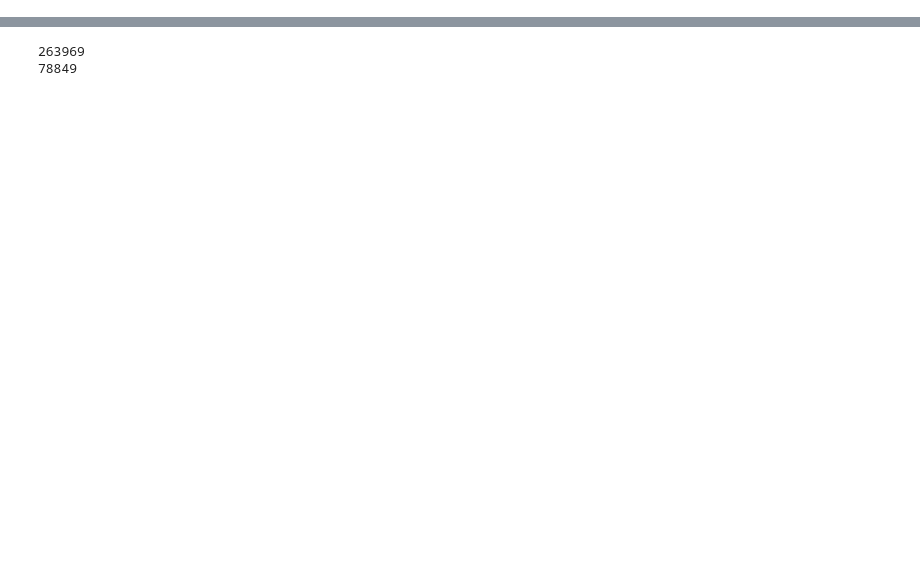
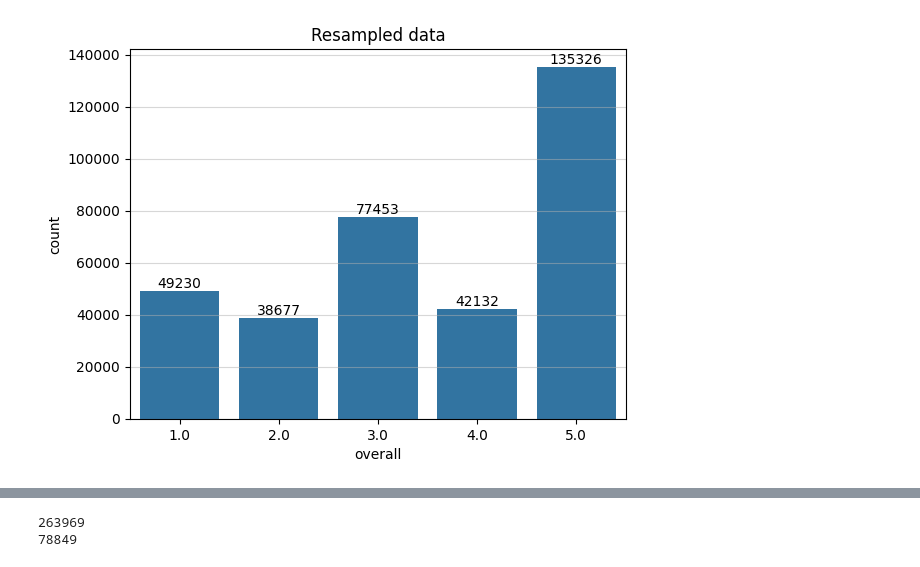
Before and after one commit to chymchym1905/Amazon-reviews-sentiment-classification, a Jupyter notebook: main.ipynb, the cells around one changed output, grey strips where cells are left out. Cells and saved outputs as stored; diff of their text form; code cells hidden in the pictures; blank space fills up the shorter version.

```diff
--- a/main.ipynb
+++ b/main.ipynb
@@ -23,5 +111,8 @@ df = pd.read_csv('Video_Games_Resampled.csv')
 # %%
-# ax=sns.countplot(x='overall', data=df)
-# ax.bar_label(ax.containers[0])
-# plt.grid(visible=True,axis='y',alpha=0.5)
-# plt.show()
+ax=sns.countplot(x='overall', data=df)
+ax.bar_label(ax.containers[0])
+plt.grid(visible=True,axis='y',alpha=0.5)
+plt.title("Resampled data")
+plt.show()
+# %% [output]
+[figure, added]
```
Also changed, not shown: parts of 48 cells of this notebook, 15 other files.
